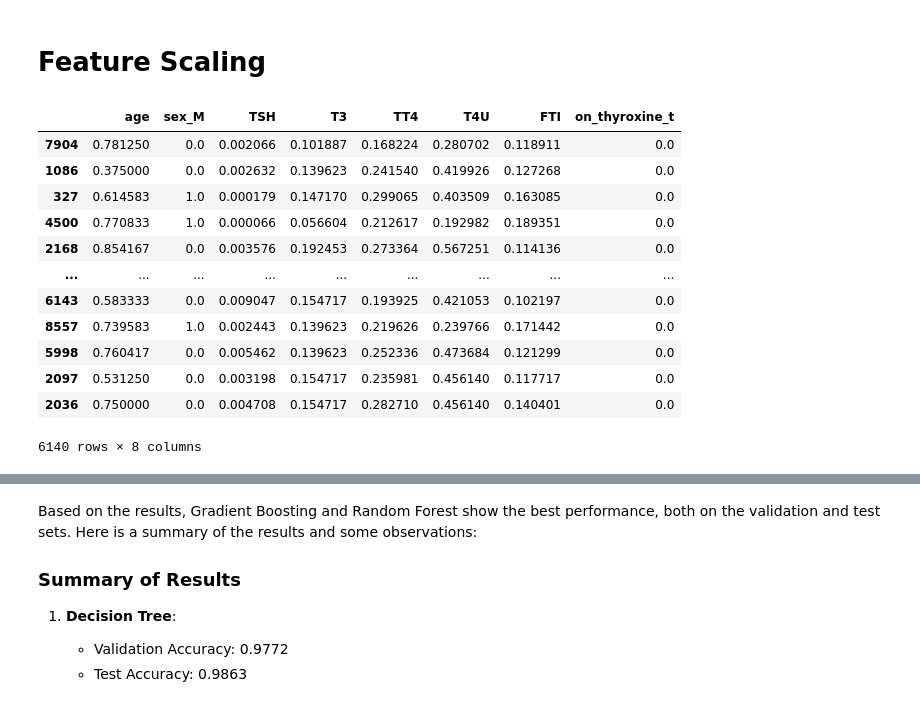
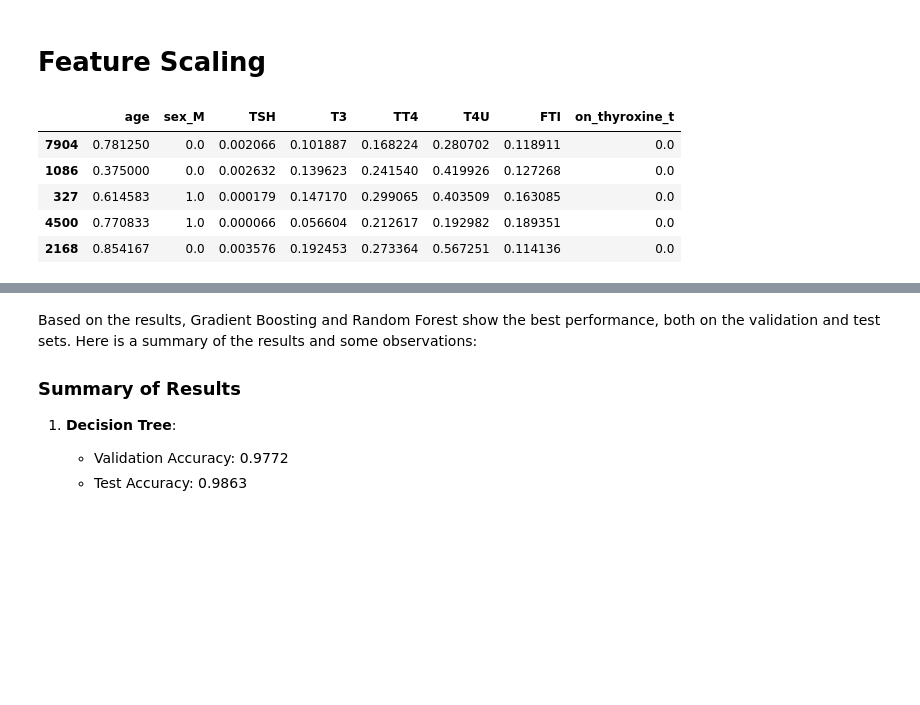
Before and after one commit to MokshJaiswal/ML-Project, a Jupyter notebook: TDD_w_SplitData_changed.ipynb, the cells around one changed output, grey strips where cells are left out. Drawn from its saved outputs; the diff is of its cells as text; code cells hidden in the pictures; blank space fills up the shorter version.

```diff
--- a/TDD_w_SplitData_changed.ipynb
+++ b/TDD_w_SplitData_changed.ipynb
@@ -1297,19 +1268,12 @@ X_train_reduced[numeric_columns] = scaler.fit_transform(X_train_reduced[numeric_
 # Transform the numeric columns of the test set
 X_test_reduced[numeric_columns] = scaler.transform(X_test_reduced[numeric_columns])
 # %%
-X_train_reduced
+X_train_reduced.head()
 # %% [output]
 |  | age | sex_M | TSH | T3 | TT4 | T4U | FTI | on_thyroxine_t |
 | 7904 | 0.781250 | 0.0 | 0.002066 | 0.101887 | 0.168224 | 0.280702 | 0.118911 | 0.0 |
 | 1086 | 0.375000 | 0.0 | 0.002632 | 0.139623 | 0.241540 | 0.419926 | 0.127268 | 0.0 |
 | 327 | 0.614583 | 1.0 | 0.000179 | 0.147170 | 0.299065 | 0.403509 | 0.163085 | 0.0 |
 | 4500 | 0.770833 | 1.0 | 0.000066 | 0.056604 | 0.212617 | 0.192982 | 0.189351 | 0.0 |
 | 2168 | 0.854167 | 0.0 | 0.003576 | 0.192453 | 0.273364 | 0.567251 | 0.114136 | 0.0 |
-| ... | ... | ... | ... | ... | ... | ... | ... | ... |
-| 6143 | 0.583333 | 0.0 | 0.009047 | 0.154717 | 0.193925 | 0.421053 | 0.102197 | 0.0 |
-| 8557 | 0.739583 | 1.0 | 0.002443 | 0.139623 | 0.219626 | 0.239766 | 0.171442 | 0.0 |
-| 5998 | 0.760417 | 0.0 | 0.005462 | 0.139623 | 0.252336 | 0.473684 | 0.121299 | 0.0 |
-| 2097 | 0.531250 | 0.0 | 0.003198 | 0.154717 | 0.235981 | 0.456140 | 0.117717 | 0.0 |
-| 2036 | 0.750000 | 0.0 | 0.004708 | 0.154717 | 0.282710 | 0.456140 | 0.140401 | 0.0 |
-6140 rows × 8 columns
 # %%
```
Also changed, not shown: parts of 19 cells of this notebook.
